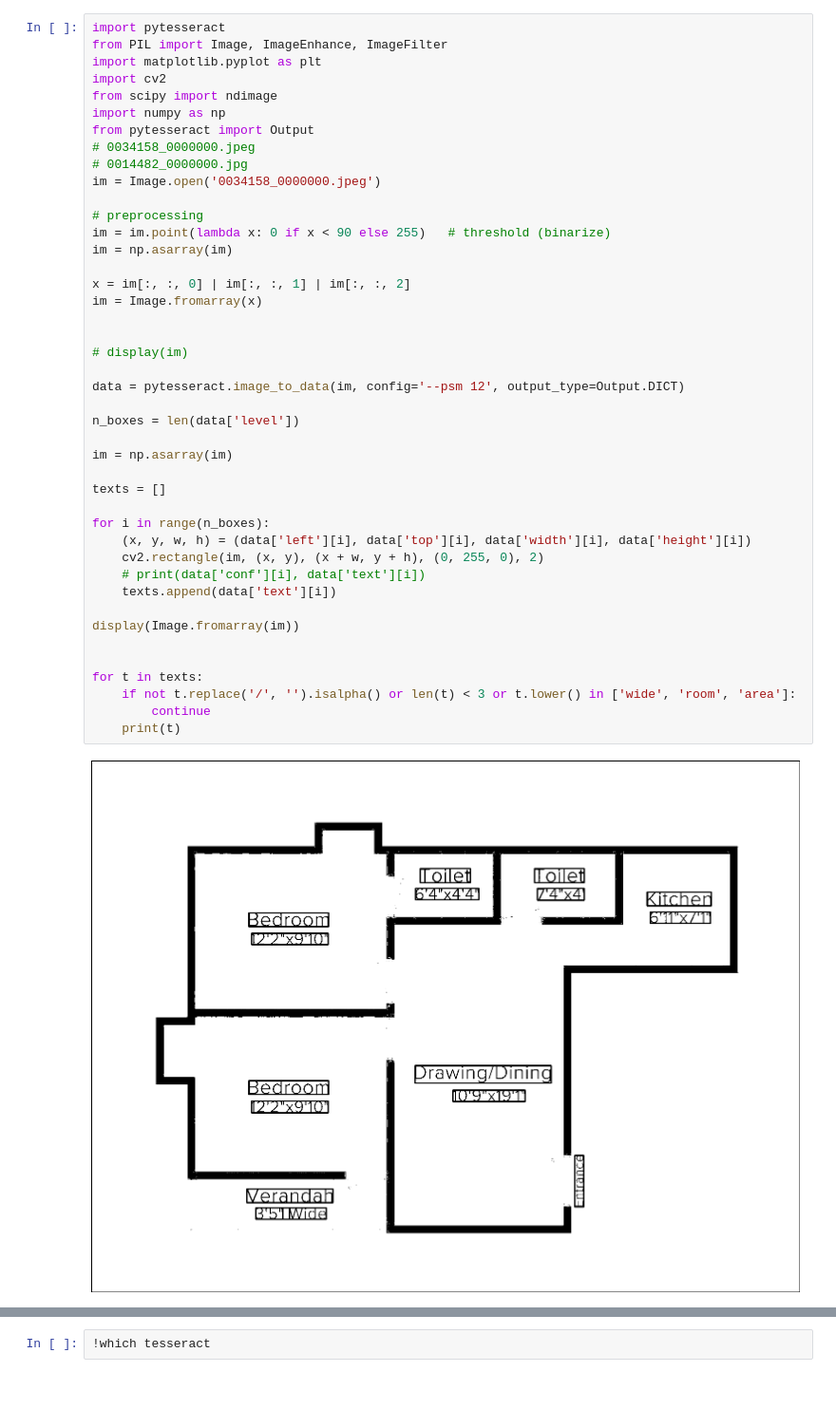
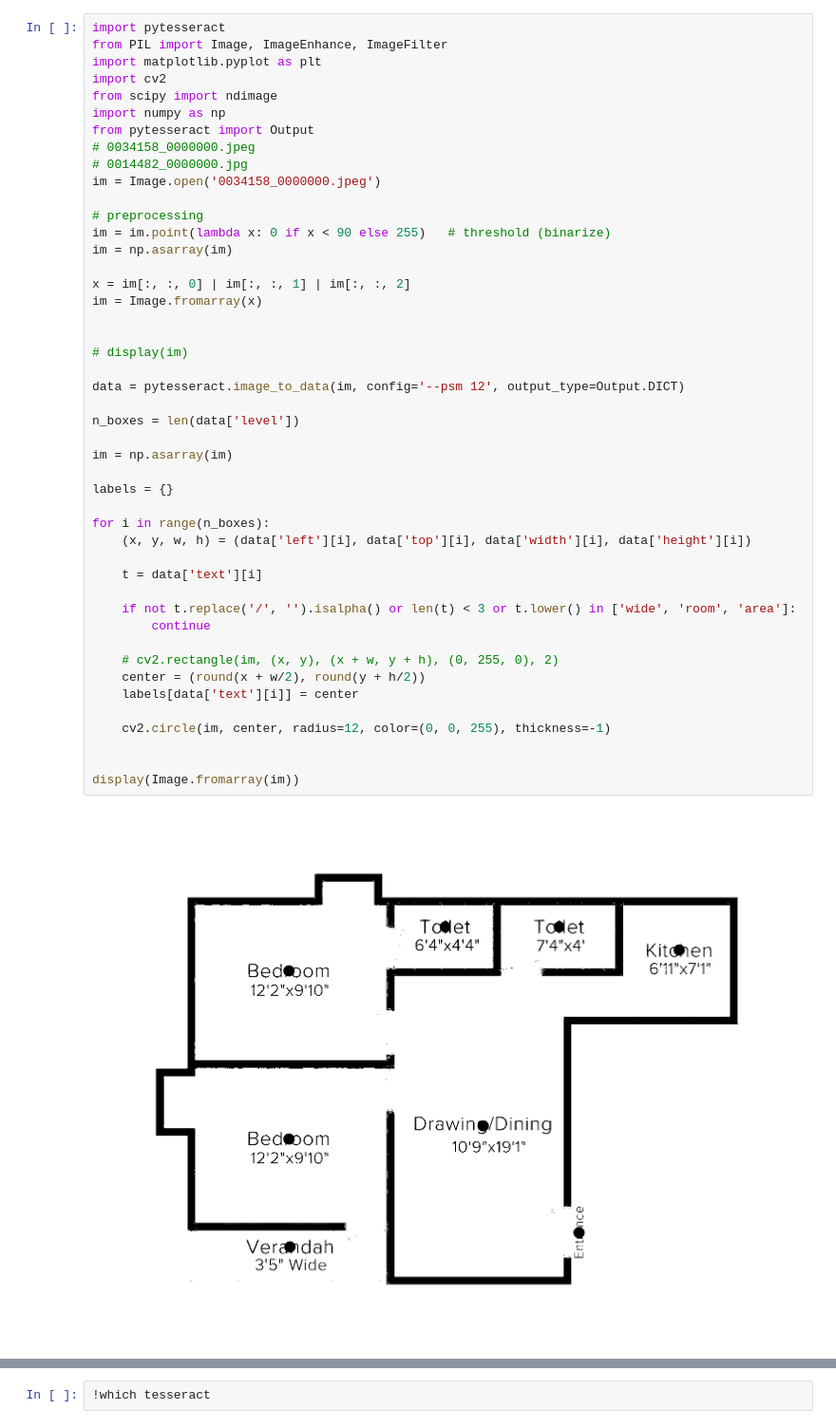
Before and after one commit to m-agour/Dataset-Playground, a Jupyter notebook: Mo/ocr.ipynb, the cells around one changed output, grey strips where cells are left out. Shown: that part at 95% size. Drawn from its saved outputs; the diff is of its cells as text; blank space fills up the shorter version.

Commit message:
visualized text centers

```diff
--- a/Mo/ocr.ipynb
+++ b/Mo/ocr.ipynb
@@ -5,41 +5,44 @@ import matplotlib.pyplot as plt
 import cv2
 from scipy import ndimage
 import numpy as np
 from pytesseract import Output
 # 0034158_0000000.jpeg
 # 0014482_0000000.jpg
 im = Image.open('0034158_0000000.jpeg')
 
 # preprocessing
 im = im.point(lambda x: 0 if x < 90 else 255)   # threshold (binarize)
 im = np.asarray(im)
 
 x = im[:, :, 0] | im[:, :, 1] | im[:, :, 2]
 im = Image.fromarray(x)
 
 
 # display(im)
 
 data = pytesseract.image_to_data(im, config='--psm 12', output_type=Output.DICT)
 
 n_boxes = len(data['level'])
 
 im = np.asarray(im)
 
-texts = []
+labels = {}
 
 for i in range(n_boxes):
     (x, y, w, h) = (data['left'][i], data['top'][i], data['width'][i], data['height'][i])
-    cv2.rectangle(im, (x, y), (x + w, y + h), (0, 255, 0), 2)
-    # print(data['conf'][i], data['text'][i])
-    texts.append(data['text'][i])
+
+    t = data['text'][i]
+
+    if not t.replace('/', '').isalpha() or len(t) < 3 or t.lower() in ['wide', 'room', 'area']:
+        continue
+
+    # cv2.rectangle(im, (x, y), (x + w, y + h), (0, 255, 0), 2)
+    center = (round(x + w/2), round(y + h/2))
+    labels[data['text'][i]] = center
+
+    cv2.circle(im, center, radius=12, color=(0, 0, 255), thickness=-1)
+
 
 display(Image.fromarray(im))
-
-
-for t in texts:
-    if not t.replace('/', '').isalpha() or len(t) < 3 or t.lower() in ['wide', 'room', 'area']:
-        continue
-    print(t)
 # %% [output]
-[figure, old version]
+[figure, new version]
```
Also changed, not shown: parts of 1 cell of this notebook.
